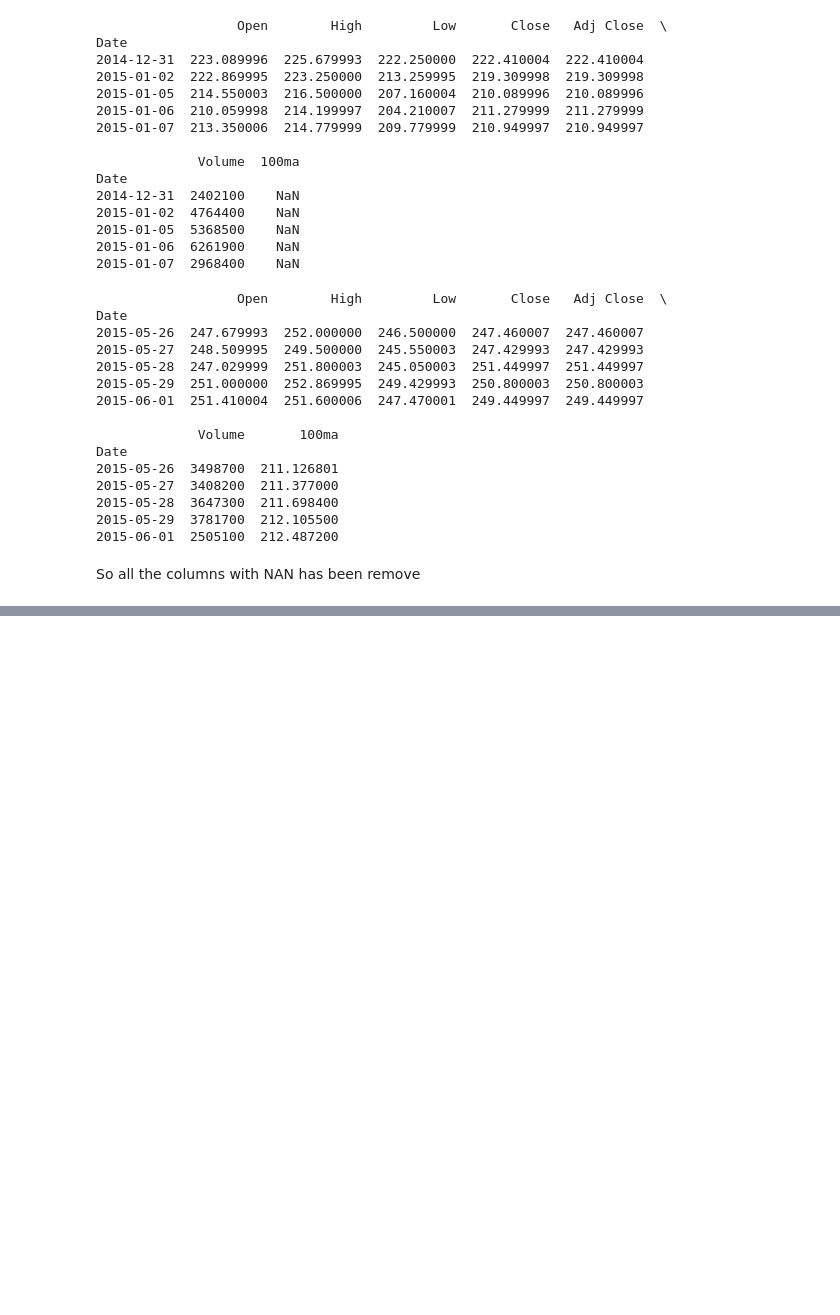
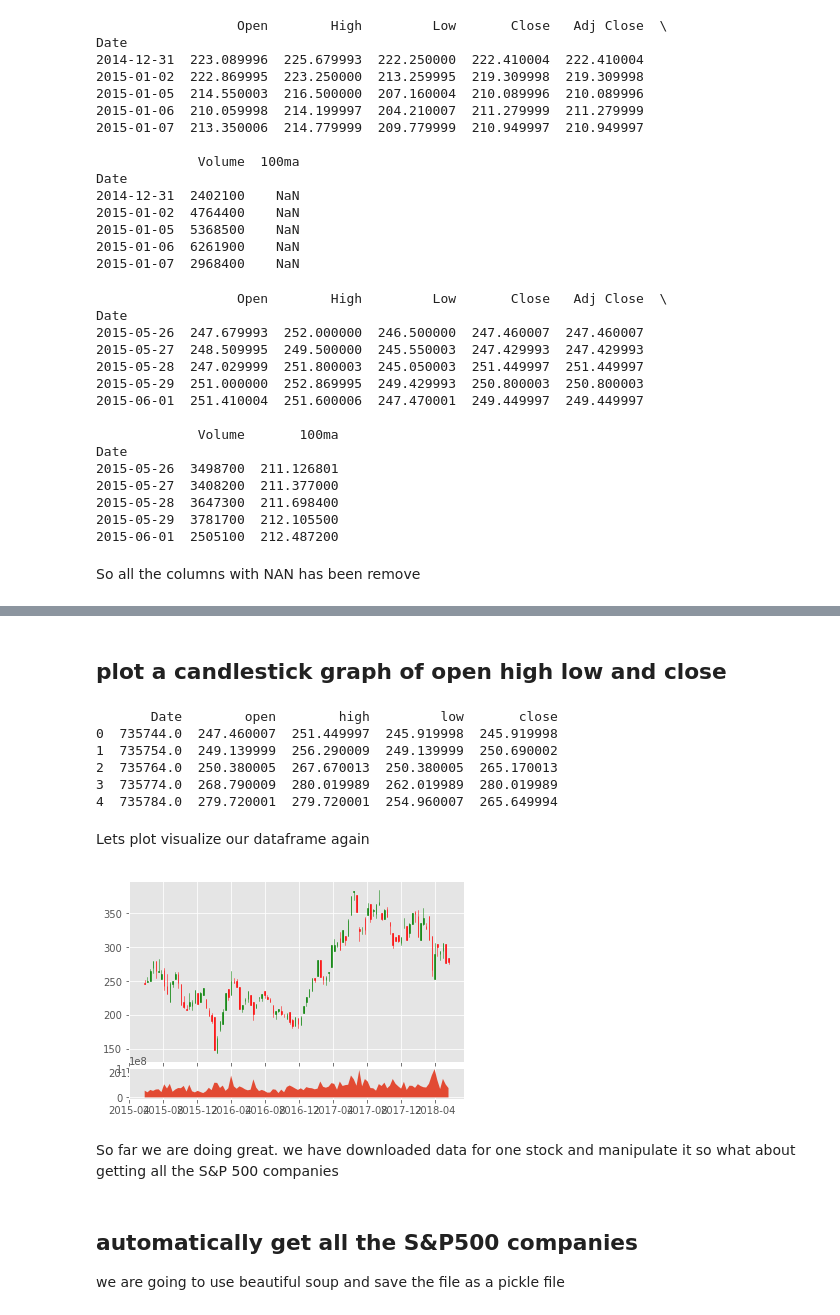
Before and after one commit to constantinembufung/python-for-finance-and-backtesting, a Jupyter notebook: Python for Finance.ipynb, the cells around one changed output, grey strips where cells are left out. Cells and saved outputs as stored; diff of their text form; code cells hidden in the pictures; blank space fills up the shorter version.

```diff
--- a/Python for Finance.ipynb
+++ b/Python for Finance.ipynb
@@ -134,0 +144,5 @@ ax1.plo
+# %%
+df_ohlc = df['Adj Close'].resample('10D').ohlc()
+df_volume = df['Volume'].resample('10D').sum()
+print(df_ohlc.head())
+#print(df_volume.head())
@@ -134,0 +157,2 @@ ax1.plo
+# %% [markdown]
+## plot a candlestick graph of open high low and close
@@ -134,0 +162,32 @@ ax1.plo
+# %%
+#lets reset the indexes such that dat is a column
+df_ohlc.reset_index(inplace=True)
+#we convert dates to numbers something like 667777
+df_ohlc['Date'] = df_ohlc['Date'].map(mdates.date2num)
+print(df_ohlc.head())
+# %% [output]
+       Date        open        high         low       close
+0  735744.0  247.460007  251.449997  245.919998  245.919998
+1  735754.0  249.139999  256.290009  249.139999  250.690002
+2  735764.0  250.380005  267.670013  250.380005  265.170013
+3  735774.0  268.790009  280.019989  262.019989  280.019989
+4  735784.0  279.720001  279.720001  254.960007  265.649994
+# %% [markdown]
+Lets plot visualize our dataframe again
+# %%
+ax1 = plt.subplot2grid((6,1), (0,0), rowspan=5, colspan=1)
+ax2 = plt.subplot2grid((6,1), (5,0), rowspan=1, colspan=1, sharex=ax1)
+ax1.xaxis_date()
+
+#candlestick_ohlc(ax1, df_ohlc.values, width=2, colorup='g')
+candlestick_ohlc(ax1, df_ohlc.values, width=2, colorup='g', colordown='r')
+ax2.fill_between(df_volume.index.map(mdates.date2num), df_volume.values, 0)
+
+plt.show()
+# %% [output]
+[figure, added]
+# %% [markdown]
+So far we are doing great. we have downloaded data for one stock and manipulate it so what about getting all the S&P 500 companies
+# %% [markdown]
+## automatically get all the S&P500 companies
+we are going to use beautiful soup and save the file as a pickle file
```
Also changed, not shown: parts of 8 cells of this notebook, 2 other files.
